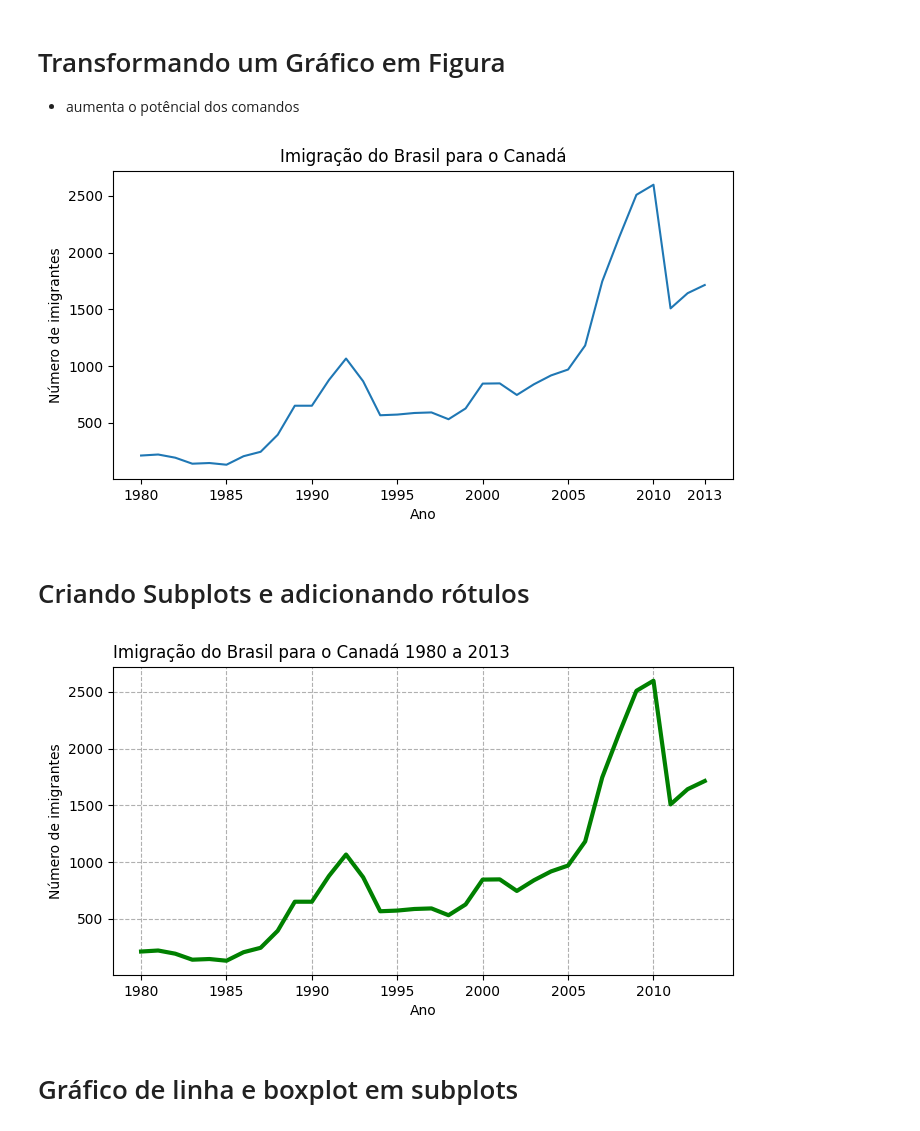
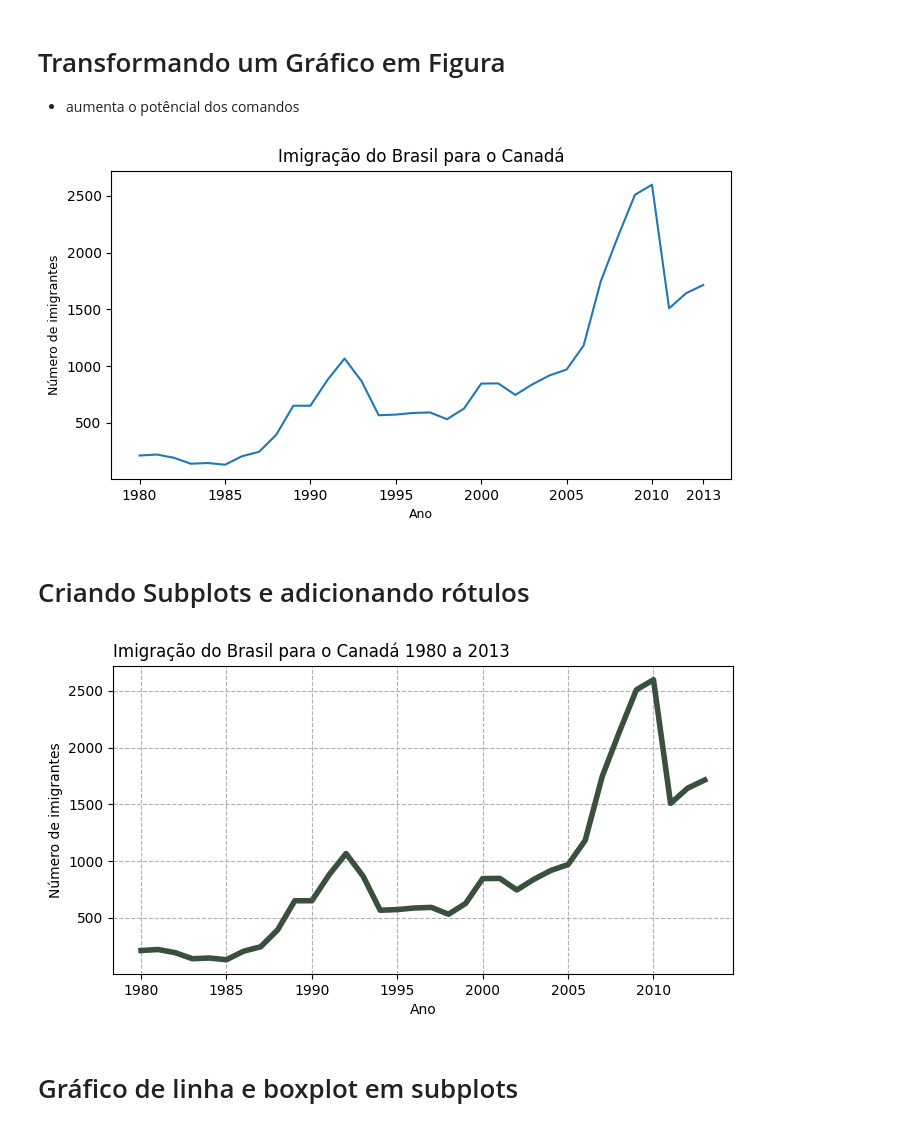
Before and after one commit to romulosilvestre/semanaestatistica, a Jupyter notebook: aula3.ipynb, the cells around one changed output. Cells and saved outputs as stored; diff of their text form; code cells hidden in the pictures.

```diff
--- a/aula3.ipynb
+++ b/aula3.ipynb
@@ -300,26 +300,26 @@ plt.show()
 plt.figure(figsize=(8,4))
 plt.plot(df_brasil['ano'],df_brasil['imigrantes'])
 plt.title("Imigração do Brasil para o Canadá")
-plt.xlabel('Ano')
-plt.ylabel('Número de imigrantes')
+plt.xlabel('Ano',fontsize=9)
+plt.ylabel('Número de imigrantes',fontsize=9)
 plt.xticks(['1980','1985','1990','1995','2000','2005','2010','2013'])
 plt.show()
 # %% [output]
-[figure, old version]
+[figure, new version]
 # %% [markdown]
 # Criando Subplots e adicionando rótulos
 # %%
 fig , ax = plt.subplots(figsize=(8,4))
 # ax.plot(df_brasil['ano'],df_brasil['imigrantes'],marker='o')
-ax.plot(df_brasil['ano'],df_brasil['imigrantes'],lw=3,color='g')
+ax.plot(df_brasil['ano'],df_brasil['imigrantes'],lw=4,color='#3A503F')
 ax.set_title('Imigração do Brasil para o Canadá 1980 a 2013',loc='left')
 ax.xaxis.set_major_locator(plt.MultipleLocator(5))
 ax.set_xlabel('Ano')
 ax.set_ylabel('Número de imigrantes')
 plt.grid(linestyle='--')
 plt.show()
 # %% [output]
-[figure, old version]
+[figure, new version]
 # %% [markdown]
 # Gráfico de linha e boxplot em subplots
 # %%
```
Also changed, not shown: parts of 12 cells of this notebook.
